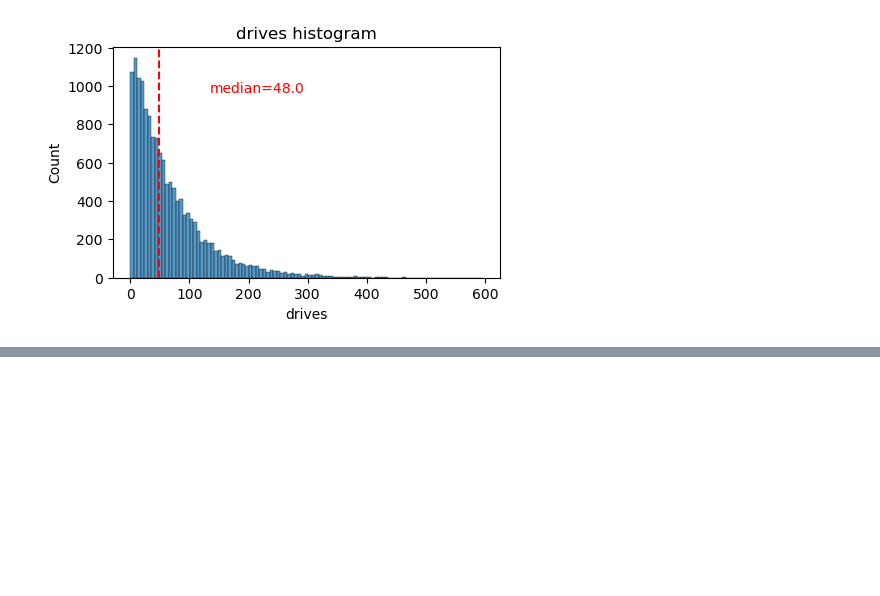
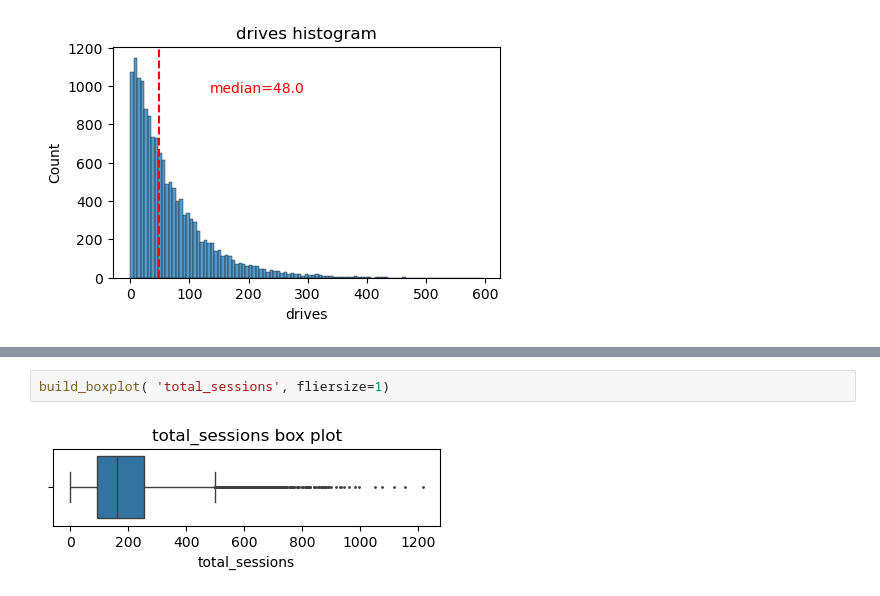
Before and after one commit to olidare/Data-Analytics---Waze, a Jupyter notebook: Waze - Exploratory Data Analysis.ipynb, the cells around one changed output, grey strips where cells are left out. Cells and saved outputs as stored; diff of their text form; blank space fills up the shorter version.

```diff
--- a/Waze - Exploratory Data Analysis.ipynb
+++ b/Waze - Exploratory Data Analysis.ipynb
@@ -337,0 +370,4 @@ build_histogram('drives')
+# %%
+build_boxplot( 'total_sessions', fliersize=1)
+# %% [output]
+[figure, added]
```
Also changed, not shown: parts of 28 cells of this notebook.
